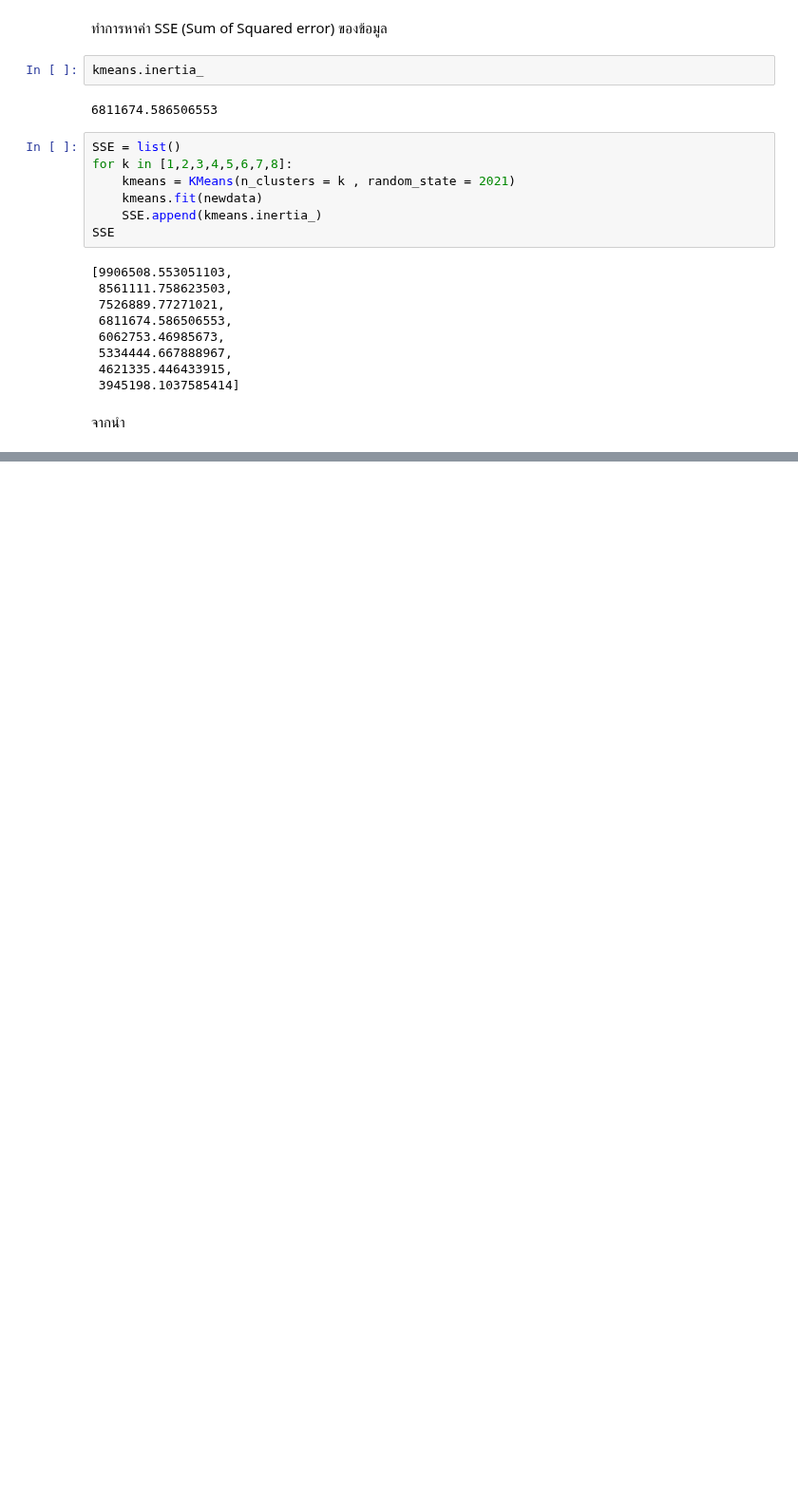
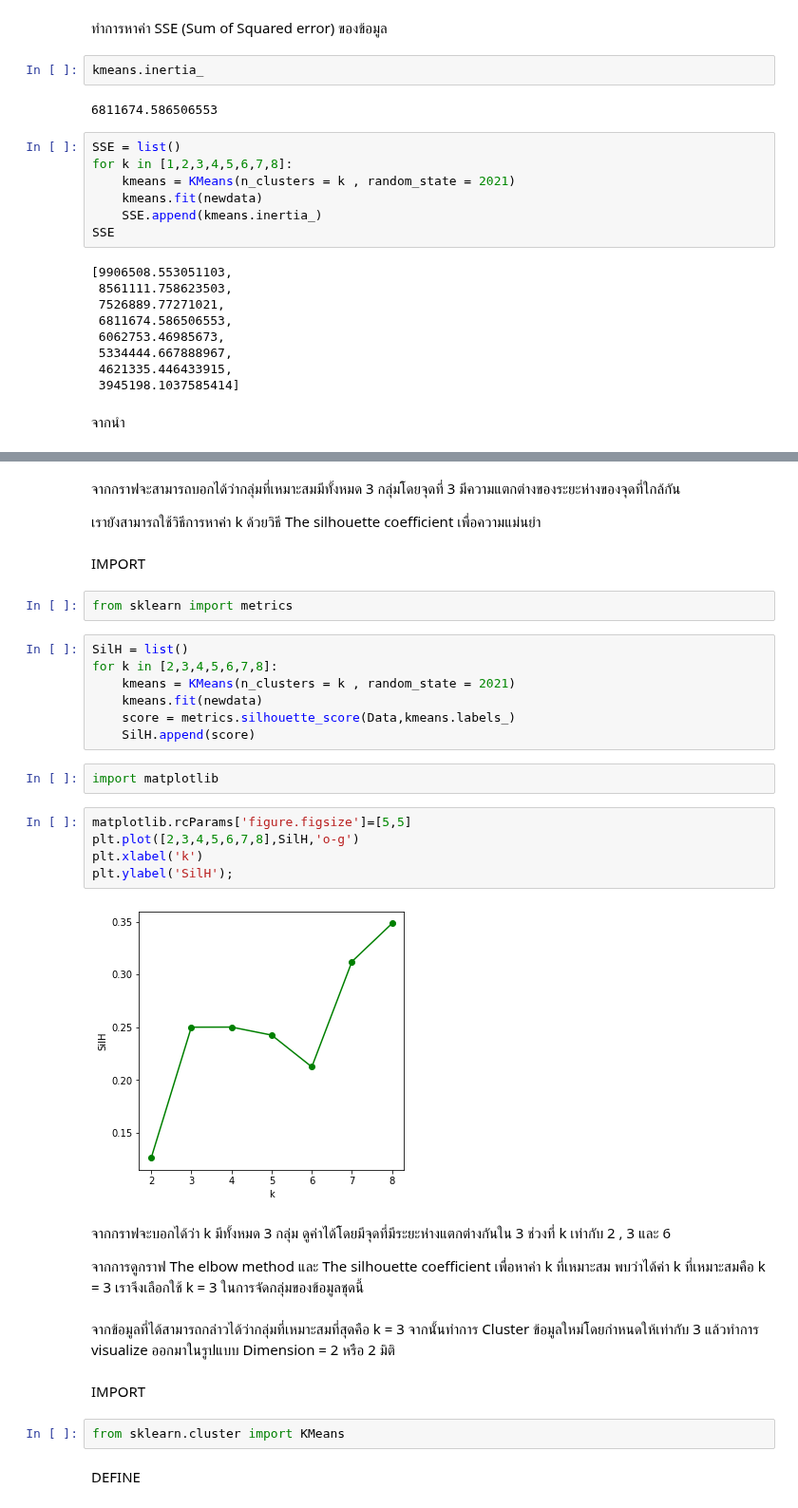
Before and after one commit to sitthatkaja/multivariate, a Jupyter notebook: Multivariate_Exam.ipynb, the cells around one changed output, grey strips where cells are left out. Shown at 95% size. Cells and saved outputs as stored; diff of their text form; blank space fills up the shorter version.

```diff
--- a/Multivariate_Exam.ipynb
+++ b/Multivariate_Exam.ipynb
@@ -208,0 +209,36 @@ plt.ylabel('SSE');
+# %% [markdown]
+จากกราฟจะสามารถบอกได้ว่ากลุ่มที่เหมาะสมมีทั้งหมด 3 กลุ่มโดยจุดที่ 3 มีความแตกต่างของระยะห่างของจุดที่ใกล้กัน
+
+เรายังสามารถใช้วิธีการหาค่า k ด้วยวิธี The silhouette coefficient เพื่อความแม่นยำ
+# %% [markdown]
+IMPORT
+# %%
+from sklearn import metrics
+# %%
+SilH = list()
+for k in [2,3,4,5,6,7,8]:
+    kmeans = KMeans(n_clusters = k , random_state = 2021)
+    kmeans.fit(newdata)
+    score = metrics.silhouette_score(Data,kmeans.labels_)
+    SilH.append(score)
+# %%
+import matplotlib
+# %%
+matplotlib.rcParams['figure.figsize']=[5,5]
+plt.plot([2,3,4,5,6,7,8],SilH,'o-g')
+plt.xlabel('k')
+plt.ylabel('SilH');
+# %% [output]
+[figure, added]
+# %% [markdown]
+จากกราฟจะบอกได้ว่า k มีทั้งหมด 3 กลุ่ม ดูค่าได้โดยมีจุดที่มีระยะห่างแตกต่างกันใน 3 ช่วงที่ k เท่ากับ 2 , 3 และ 6
+
+จากการดูกราฟ The elbow method และ The silhouette coefficient เพื่อหาค่า k ที่เหมาะสม พบว่าได้ค่า k ที่เหมาะสมคือ k = 3 เราจึงเลือกใช้ k = 3 ในการจัดกลุ่มของข้อมูลชุดนี้
+# %% [markdown]
+จากข้อมูลที่ได้สามารถกล่าวได้ว่ากลุ่มที่เหมาะสมที่สุดคือ k = 3 จากนั้นทำการ Cluster ข้อมูลใหม่โดยกำหนดให้เท่ากับ 3 แล้วทำการ visualize ออกมาในรูปแบบ Dimension = 2 หรือ 2 มิติ
+# %% [markdown]
+IMPORT
+# %%
+from sklearn.cluster import KMeans
+# %% [markdown]
+DEFINE
```
Also changed, not shown: parts of 36 cells of this notebook.
